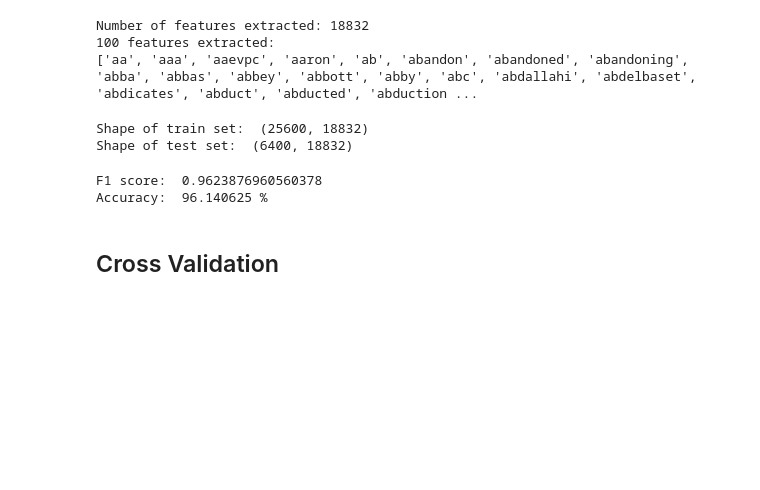
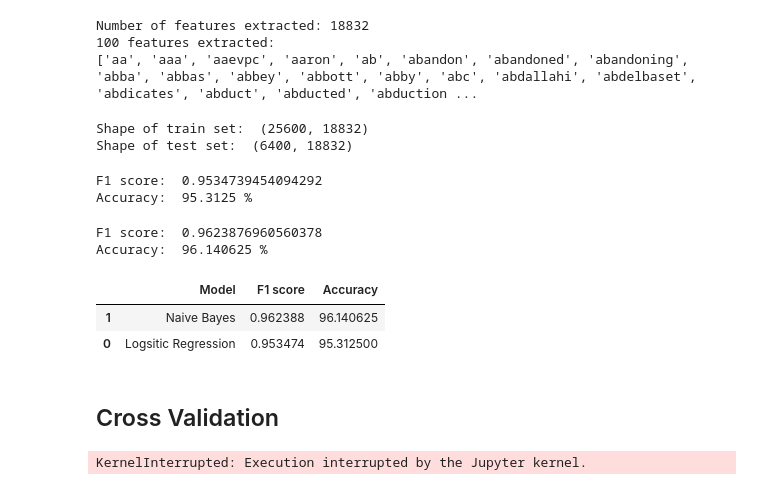
Before and after one commit to MarlonFu/ClickbaitClassifier, a Jupyter notebook: notebook.ipynb, the cells around one changed output. Saved outputs shown, nothing was run; the diff lists cells and outputs as text; code cells hidden in the pictures; blank space fills up the shorter version.

```diff
--- a/notebook.ipynb
+++ b/notebook.ipynb
@@ -236,19 +234,52 @@ Shape of test set:  (6400, 18832)
 # %%
 train_arr = train_1.toarray()
 test_arr = test_1.toarray()
+# %%
+# Logistic Regression
+from sklearn.linear_model import LogisticRegression
+logreg = LogisticRegression()
+logreg.fit(train_arr, train_y)
+logreg_predicted = logreg.predict(test_arr)
+
+from sklearn.metrics import f1_score, accuracy_score
+logreg_score = f1_score(test_y, logreg_predicted)
+print("F1 score: ", logreg_score)
+logreg_accuracy = accuracy_score(test_y, logreg_predicted)*100
+print("Accuracy: ", logreg_accuracy, "%")
+# %% [output]
+F1 score:  0.9534739454094292
+Accuracy:  95.3125 %
 # %%
+# Naive Bayes
 from sklearn.naive_bayes import MultinomialNB
 nb = MultinomialNB()
 nb.fit(train_arr, train_y)
-predicted = nb.predict(test_arr)
+nb_predicted = nb.predict(test_arr)
+
+nb_score = f1_score(test_y, nb_predicted)
+print("F1 score: ", nb_score)
+nb_accuracy = accuracy_score(test_y, nb_predicted)*100
+print("Accuracy: ", nb_accuracy, "%")
+# %% [output]
+F1 score:  0.9623876960560378
+Accuracy:  96.140625 %
-# %%
-from sklearn.metrics import f1_score, accuracy_score
-print("F1 score: ", f1_score(test_y, predicted))
-print("Accuracy: ", accuracy_score(test_y, predicted)*100, "%")
-# %% [output]
-F1 score:  0.9623876960560378
-Accuracy:  96.140625 %
+# %%
+results = pd.DataFrame({
+    'Model': ['Logsitic Regression', 'Naive Bayes'],
+    'F1 score': [logreg_score, nb_score],
+    'Accuracy': [logreg_accuracy, nb_accuracy]
+})
+results = results.sort_values(by = 'F1 score', ascending = False)
+results
+# %% [output]
+|  | Model | F1 score | Accuracy |
+| 1 | Naive Bayes | 0.962388 | 96.140625 |
+| 0 | Logsitic Regression | 0.953474 | 95.312500 |
 # %% [markdown]
 ## Cross Validation
 # %%
 from sklearn.model_selection import cross_val_score
+scores = cross_val_score(MultinomialNB(), train_arr, train_y)
+print(scores)
+# %% [output]
+KernelInterrupted: Execution interrupted by the Jupyter kernel.
```
Also changed, not shown: parts of 4 cells of this notebook.
